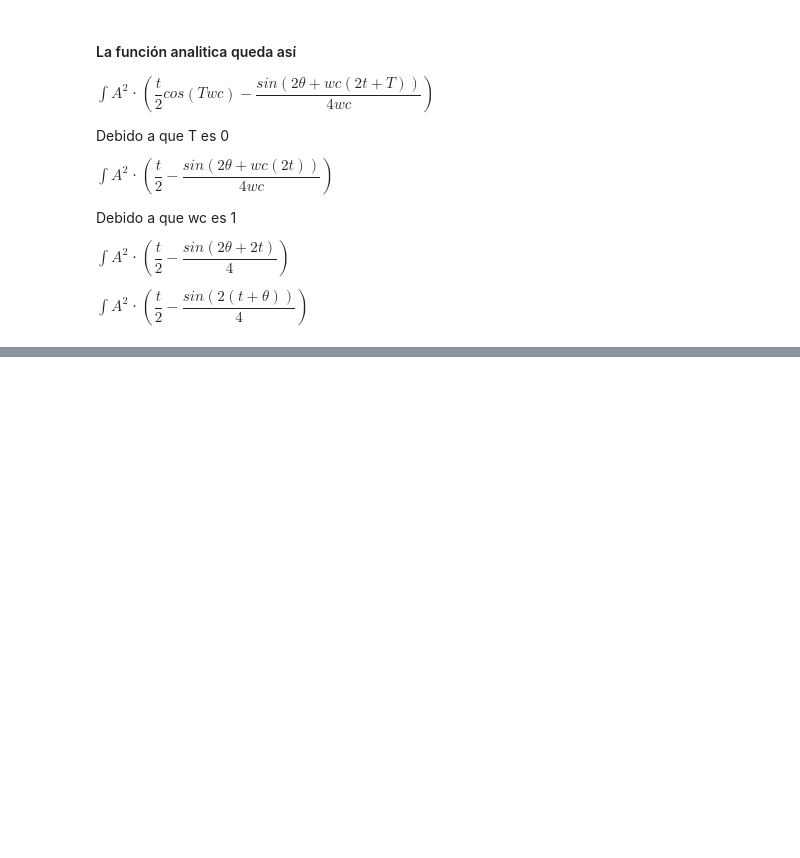
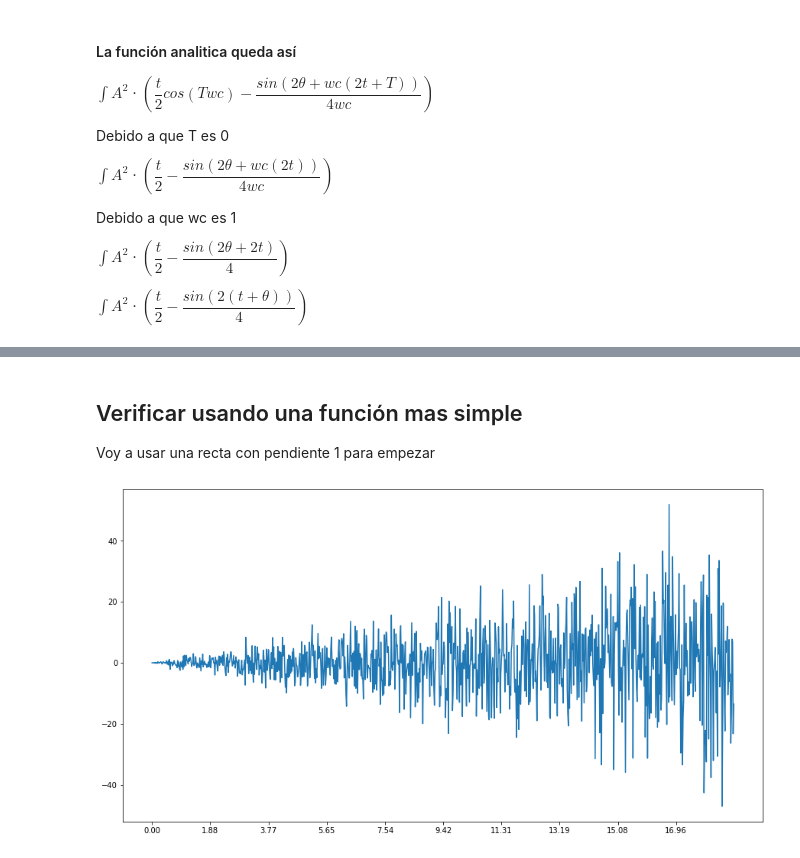
Before and after one commit to SebastianCerquera/datascience, a Jupyter notebook: stats/correlation.ipynb, the cells around one changed output, grey strips where cells are left out. Drawn from its saved outputs; the diff is of its cells as text; code cells hidden in the pictures; blank space fills up the shorter version.

Commit message:
it is not as easy as to use the random variable as a constant

```diff
--- a/stats/correlation.ipynb
+++ b/stats/correlation.ipynb
@@ -204,0 +206,21 @@ Este es el calculo discreto de la función con el ruido aleatorio 494.2282594030
+# %% [markdown]
+## Verificar usando una función mas simple
+
+Voy a usar una recta con pendiente 1 para empezar
+# %%
+N = 1000
+
+A = np.random.normal(0, 1, N)
+wc = 1
+X = lambda t: [A[i]*wc*t[i] for i in range(t.shape[0])]
+# %%
+t = np.arange(0, 6*np.pi, 6*np.pi/N)
+t_ticks = np.arange(0, 6*np.pi, 6*np.pi/10)
+# %%
+fig = plt.figure(figsize=(15,8))
+ax = fig.add_subplot(1, 1, 1)
+ax.plot(t, X(t))
+ax.set_xticks(t_ticks)
+plt.show()
+# %% [output]
+[figure, added]
```
Also changed, not shown: parts of 6 cells of this notebook, 1 other file.
